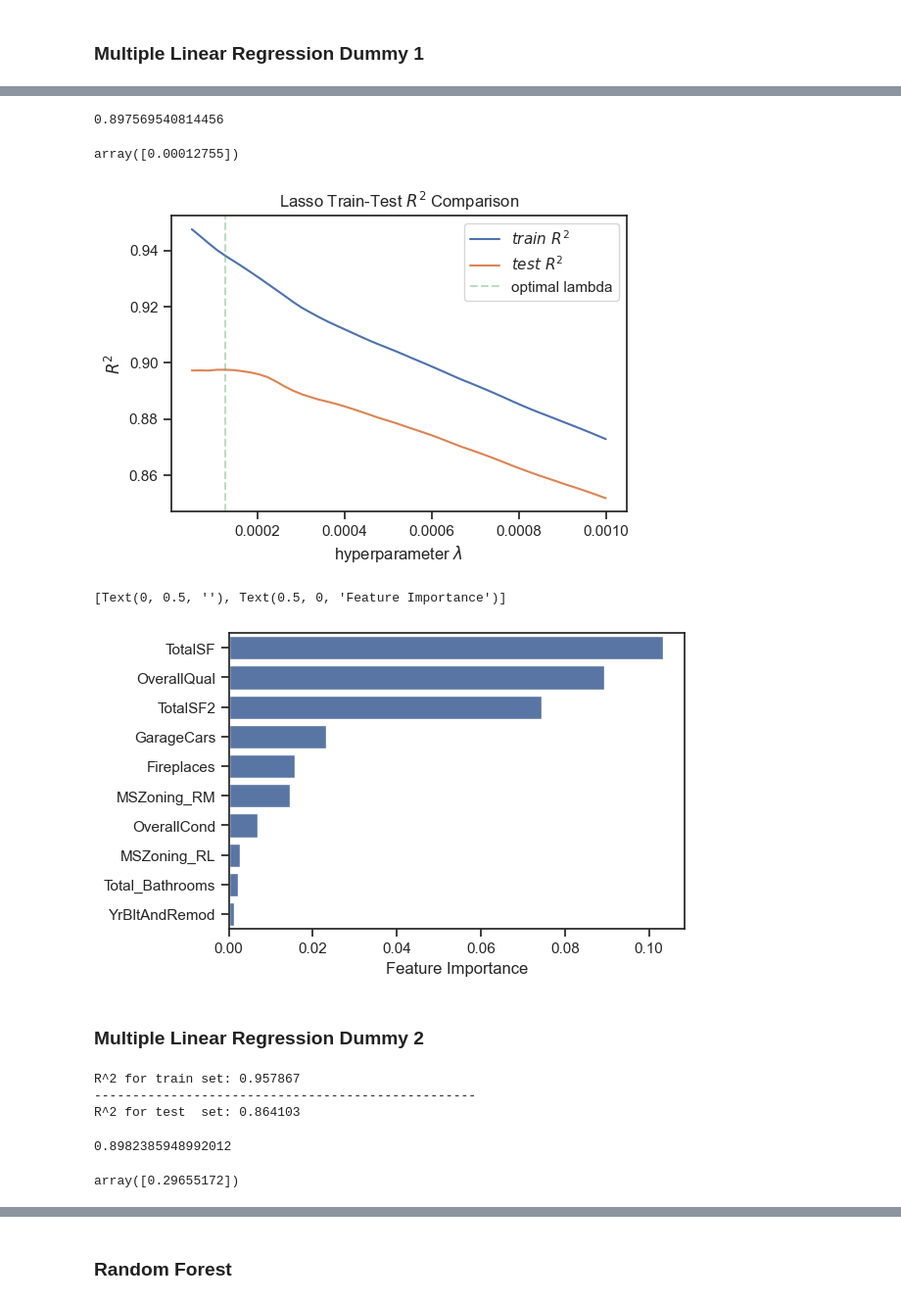
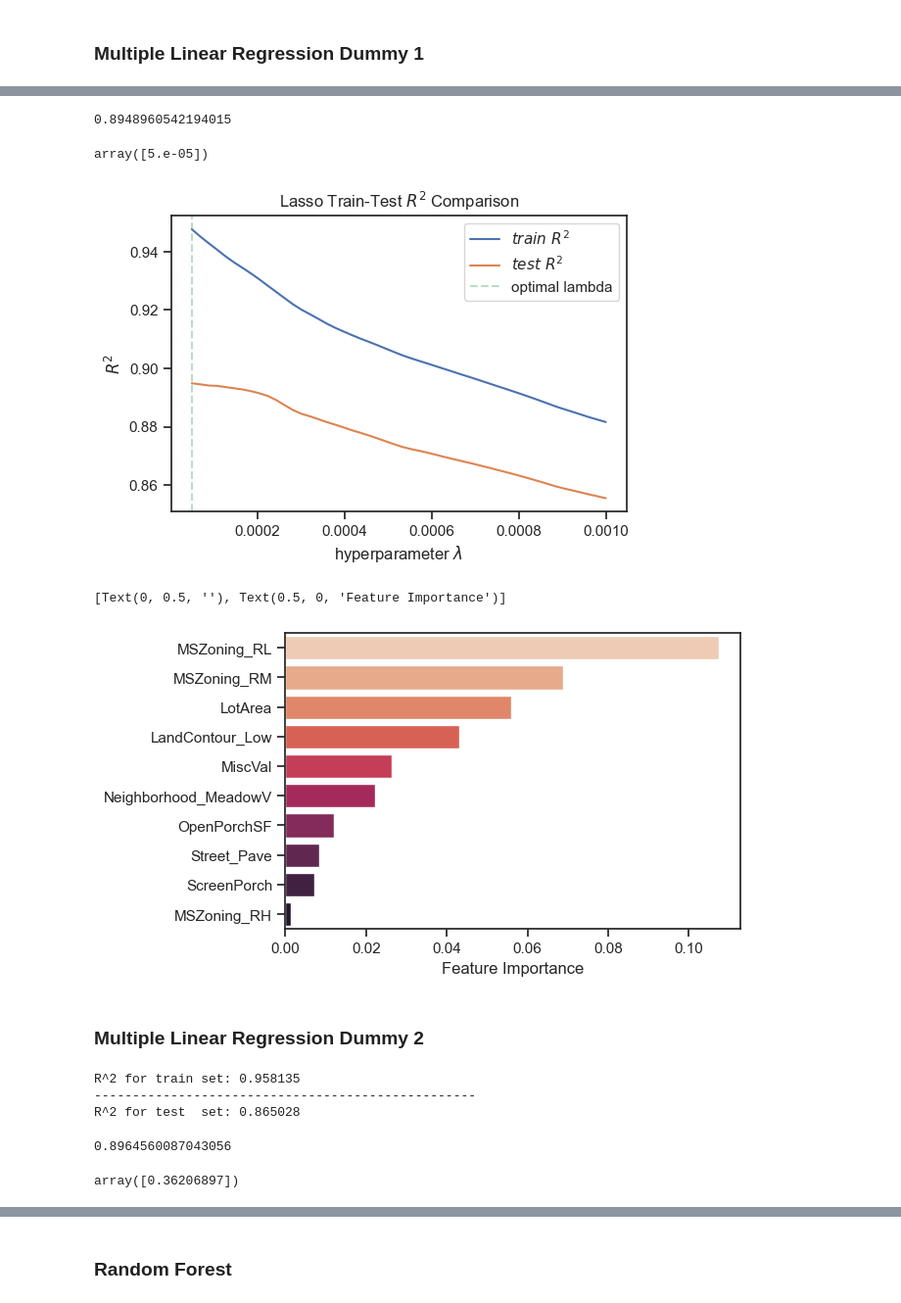
Before and after one commit to DanEllen/House-Prices-Advanced-Regression-Techniques, a Jupyter notebook: Machine_Learning_Code.ipynb, the cells around one changed output, grey strips where cells are left out. Shown at 98% size. Cells and saved outputs as stored; diff of their text form; code cells hidden in the pictures.

Commit message:
Updated analysis and graphs

```diff
--- a/Machine_Learning_Code.ipynb
+++ b/Machine_Learning_Code.ipynb
@@ -221,6 +221,9 @@ full['has2ndfloor'] = full['2ndFlrSF'].apply(lambda x: 1 if x > 0 else 0)
 full['hasgarage'] = full['GarageArea'].apply(lambda x: 1 if x > 0 else 0)
 full['hasbsmt'] = full['TotalBsmtSF'].apply(lambda x: 1 if x > 0 else 0)
 full['hasfireplace'] = full['Fireplaces'].apply(lambda x: 1 if x > 0 else 0)
+
+#Product of related quality scores
+full['OverallRaiting'] = full['OverallQual']*full['OverallCond']
 # %%
 full.shape
 # %% [output]
@@ -527,8 +523,8 @@ print(score_max)
 index = np.where(lasso_scores_test == score_max)
 alphas2[index]
 # %% [output]
-0.897569540814456
+0.8948960542194015
-array([0.00012755])
+array([5.e-05])
 # %%
 plt.plot(alphas2, lasso_scores_train, label=r'$train\ R^2$')
 plt.plot(alphas2, lasso_scores_test, label=r'$test\ R^2$')
@@ -540,22 +536,22 @@ plt.axvline(last_underfit, linestyle='--', color='g', label='optimal lambda', al
 plt.legend(loc=1)
 plt.xlabel(r'hyperparameter $\lambda$')
 plt.ylabel(r'$R^2$')
-plt.savefig('./images/lasso.png', dpi=500)
+# plt.savefig('./images/lasso.png', dpi=500)
 # %% [output]
-[figure, old version]
+[figure, new version]
 # %%
 pd.options.display.max_rows = 30
 coefficients = pd.concat([pd.DataFrame(X_d_scaled_train.columns),
                           pd.DataFrame(np.transpose(abs(lasso.coef_)))], axis = 1)
 coefficients.columns = ('features', 'coefs')
 coefficients = coefficients.sort_values(by='coefs',ascending=False)
 f, ax = plt.subplots(figsize=(6, 4))
-sns.barplot(x="coefs", y="features", data=coefficients[0:10], color="b")
+sns.barplot(x="coefs", y="features", data=coefficients[0:10], palette="rocket_r")
 ax.set(ylabel="",
        xlabel="Feature Importance")
 # %% [output]
 [Text(0, 0.5, ''), Text(0.5, 0, 'Feature Importance')]
-[figure, old version]
+[figure, new version]
 # %% [markdown]
 ### Multiple Linear Regression Dummy 2
 # %%
@@ -569,9 +565,9 @@ print('-'*50)
 
 print("R^2 for test  set: %f" %ols.score(X_d2_scaled_test, y_d2_test))
 # %% [output]
-R^2 for train set: 0.957867
+R^2 for train set: 0.958135
 --------------------------------------------------
-R^2 for test  set: 0.864103
+R^2 for test  set: 0.865028
 # %%
 from sklearn.linear_model import Ridge, Lasso
 
@@ -593,8 +589,8 @@ print(score_max)
 index = np.where(ridge_scores_test == score_max)
 alphas[index]
 # %% [output]
-0.8982385948992012
+0.8964560087043056
-array([0.29655172])
+array([0.36206897])
 # %%
 plt.plot(alphas, ridge_scores_train, label=r'$train\ R^2$')
 plt.plot(alphas, ridge_scores_test, label=r'$test\ R^2$')
```
Also changed, not shown: parts of 29 cells of this notebook, 12 other files.
